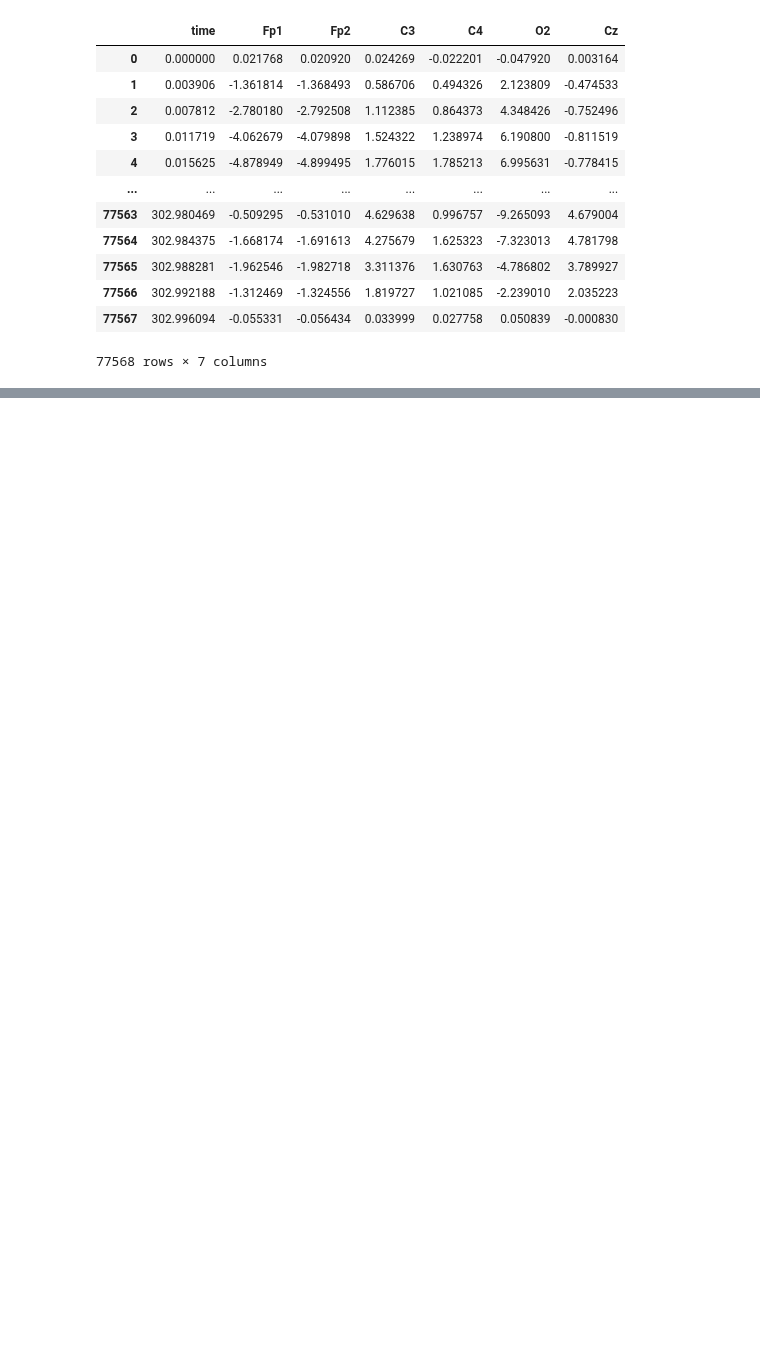
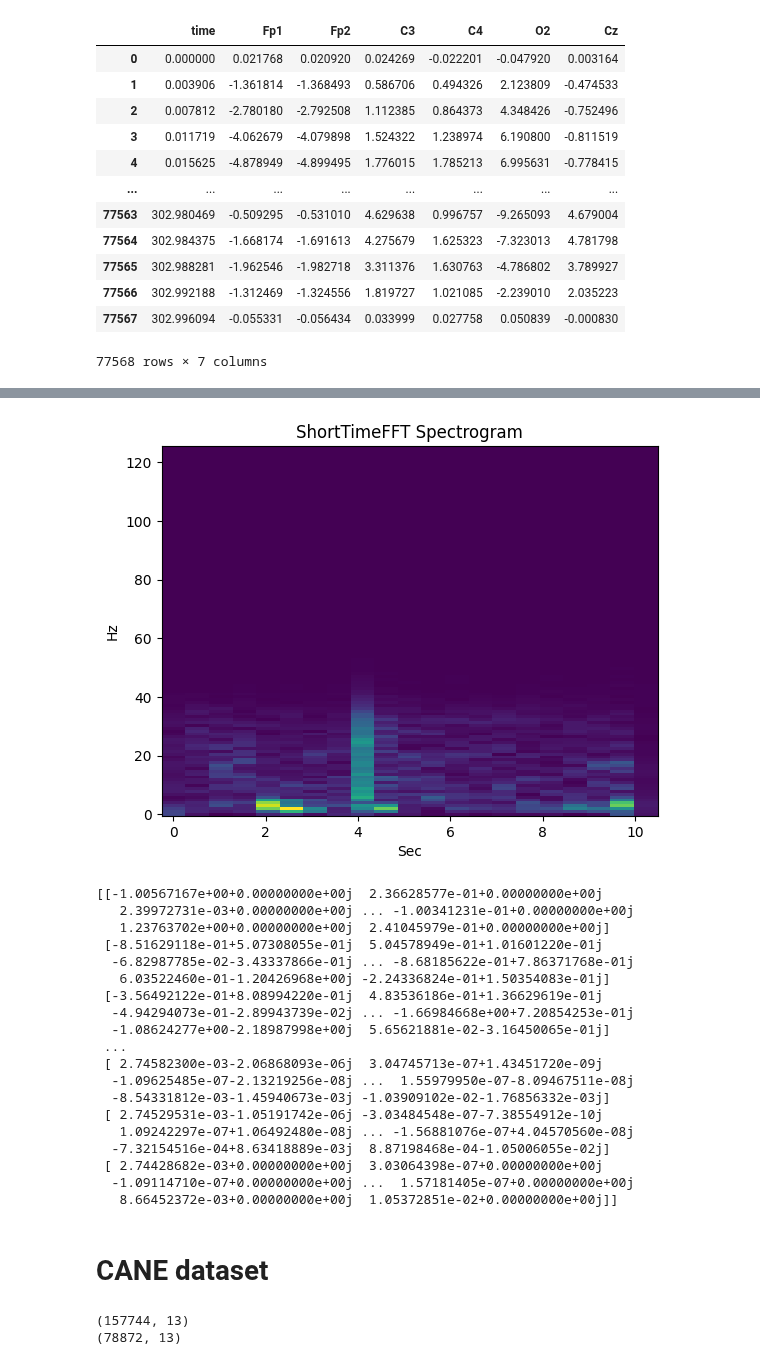
Before and after one commit to mtichavsky/eeg, a Jupyter notebook: prototyping.ipynb, the cells around one changed output, grey strips where cells are left out. Drawn from its saved outputs; the diff is of its cells as text; code cells hidden in the pictures; blank space fills up the shorter version.

Commit message:
Spectogram and improvements on CANE

```diff
--- a/prototyping.ipynb
+++ b/prototyping.ipynb
@@ -162,4 +297,65 @@ norm
+# %%
+import numpy as np
+import matplotlib.pyplot as plt
+from scipy.signal import ShortTimeFFT
+from scipy.signal.windows import hann  # or another window
+
+# parameters
+fs = SFREQ
+nperseg = 256
+noverlap = nperseg // 2  # e.g., 50% overlap
+hop = nperseg - noverlap
+
+# window
+win = hann(nperseg, sym=True)
+
+# create transformer
+SFT = ShortTimeFFT(win, hop=hop, fs=fs, scale_to='magnitude')
+# Note: scale_to can be 'magnitude', 'psd', or None. :contentReference[oaicite:4]{index=4}
+
+# compute STFT
+Sxx = SFT.stft(channel.to_numpy())  # shape: (freq_bins, time_slices) :contentReference[oaicite:5]{index=5}
+
+# get time and frequency axes
+f = SFT.f     # frequency values in Hz :contentReference[oaicite:6]{index=6}
+t = SFT.t(len(channel))  # times in seconds for each slice
+
+# plot
+plt.pcolormesh(t, f, np.abs(Sxx), shading='auto')
+plt.ylabel('Hz')
+plt.xlabel('Sec')
+plt.title('ShortTimeFFT Spectrogram')
+plt.show()
+
+print(Sxx)
+# %% [output]
+[figure, added]
+[[-1.00567167e+00+0.00000000e+00j  2.36628577e-01+0.00000000e+00j
+   2.39972731e-03+0.00000000e+00j ... -1.00341231e-01+0.00000000e+00j
+   1.23763702e+00+0.00000000e+00j  2.41045979e-01+0.00000000e+00j]
+ [-8.51629118e-01+5.07308055e-01j  5.04578949e-01+1.01601220e-01j
+  -6.82987785e-02-3.43337866e-01j ... -8.68185622e-01+7.86371768e-01j
+   6.03522460e-01-1.20426968e+00j -2.24336824e-01+1.50354083e-01j]
+ [-3.56492122e-01+8.08994220e-01j  4.83536186e-01+1.36629619e-01j
+  -4.94294073e-01-2.89943739e-02j ... -1.66984668e+00+7.20854253e-01j
+  -1.08624277e+00-2.18987998e+00j  5.65621881e-02-3.16450065e-01j]
+ ...
+ [ 2.74582300e-03-2.06868093e-06j  3.04745713e-07+1.43451720e-09j
+  -1.09625485e-07-2.13219256e-08j ...  1.55979950e-07-8.09467511e-08j
+  -8.54331812e-03-1.45940673e-03j -1.03909102e-02-1.76856332e-03j]
+ [ 2.74529531e-03-1.05191742e-06j -3.03484548e-07-7.38554912e-10j
+   1.09242297e-07+1.06492480e-08j ... -1.56881076e-07+4.04570560e-08j
+  -7.32154516e-04+8.63418889e-03j  8.87198468e-04-1.05006055e-02j]
+ [ 2.74428682e-03+0.00000000e+00j  3.03064398e-07+0.00000000e+00j
+  -1.09114710e-07+0.00000000e+00j ...  1.57181405e-07+0.00000000e+00j
+   8.66452372e-03+0.00000000e+00j  1.05372851e-02+0.00000000e+00j]]
+# %% [markdown]
+# CANE dataset
 # %%
-df = pd.read_csv(CANE_DIR / "anxiety" / "ec" / "0041_Ec.csv")
+df = pd.read_csv(CANE_DIR / "anxiety/ec/0056_EC.csv")
+print(df.shape)
 df = df.iloc[::2].reset_index(drop=True)
-df
+print(df.shape)
+# %% [output]
+(157744, 13)
+(78872, 13)
```
Also changed, not shown: parts of 33 cells of this notebook, 1 other file.
